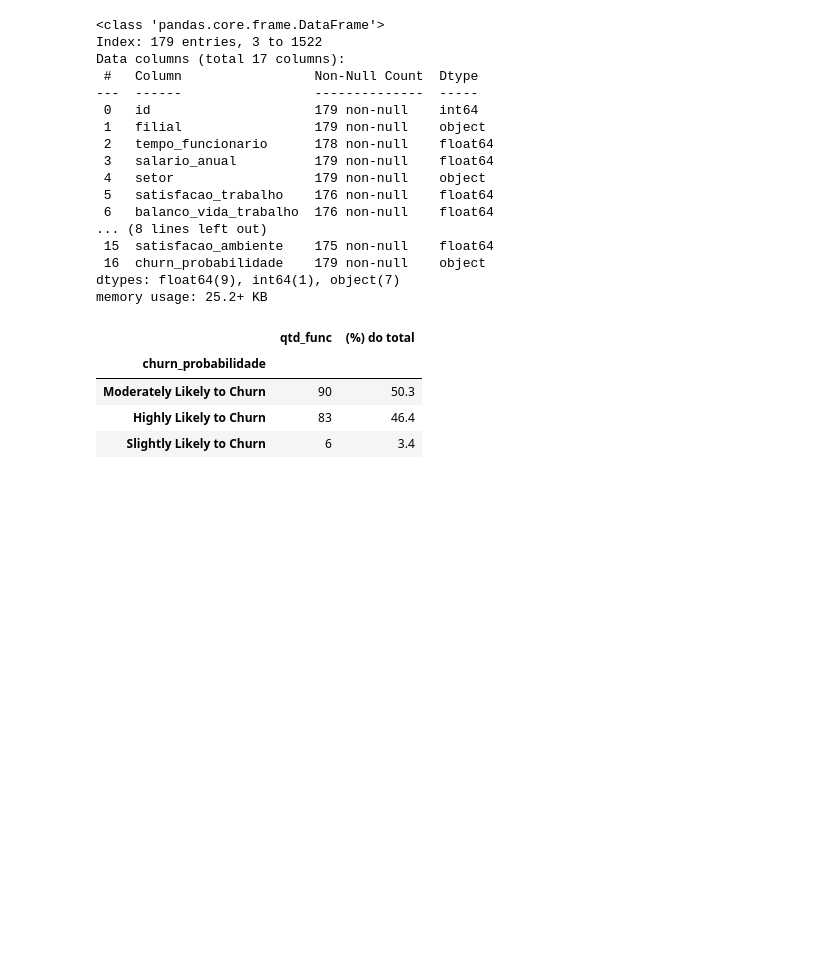
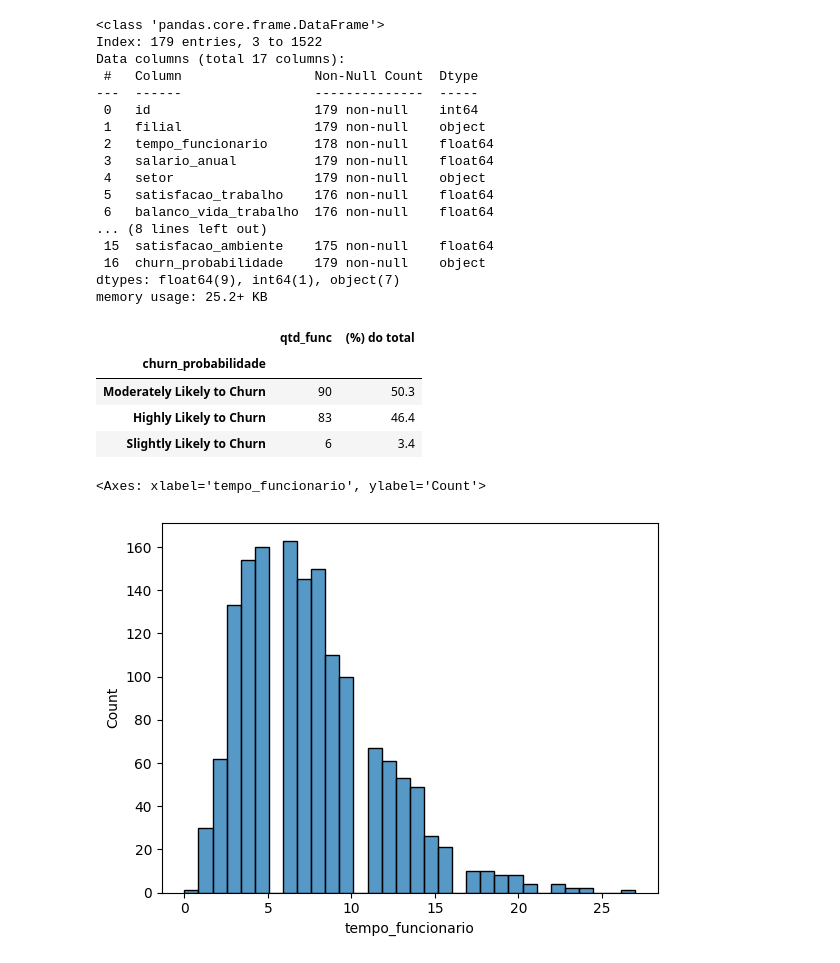
Before and after one commit to willyferreira/employee_dunder_mifflin, a Jupyter notebook: dunder_mifflin.ipynb, the cells around one changed output. Saved outputs shown, nothing was run; the diff lists cells and outputs as text; code cells hidden in the pictures; blank space fills up the shorter version.

```diff
--- a/dunder_mifflin.ipynb
+++ b/dunder_mifflin.ipynb
@@ -171,3 +172,10 @@ churn_probabilidade_scranton
 | Moderately Likely to Churn | 90 | 50.3 |
 | Highly Likely to Churn | 83 | 46.4 |
 | Slightly Likely to Churn | 6 | 3.4 |
+# %%
+sns.histplot(data = df, x = df['tempo_funcionario']
+             #, stat = 'count', bins = 10
+             )
+# %% [output]
+<Axes: xlabel='tempo_funcionario', ylabel='Count'>
+[figure, added]
```
Also changed, not shown: parts of 2 cells of this notebook, 13 other files.
